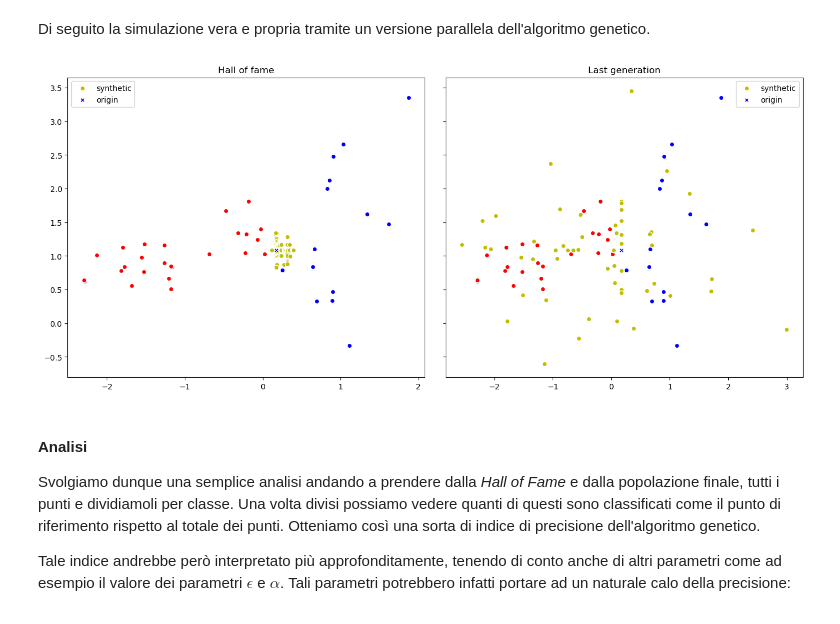
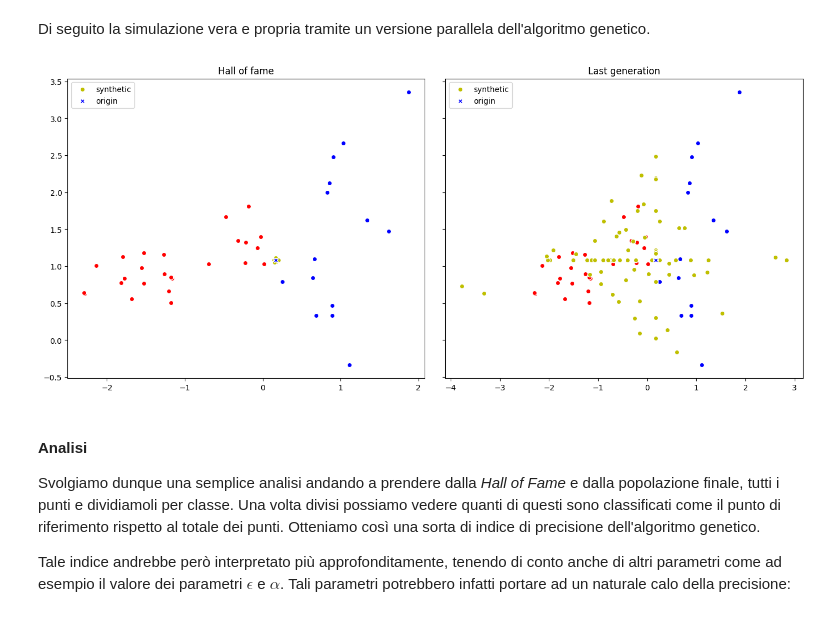
Before and after one commit to FedericoBustaffa/neighborhood_generator, a Jupyter notebook: notebooks/explainability.ipynb, the cells around one changed output. Saved outputs shown, nothing was run; the diff lists cells and outputs as text; code cells hidden in the pictures.

Commit message:
simple algorithm

```diff
--- a/notebooks/explainability.ipynb
+++ b/notebooks/explainability.ipynb
@@ -544,27 +544,27 @@ dell'algoritmo genetico.
 # %%
 from ppga import algorithms
 
 toolbox.set_generation(generate_copy, point)
 toolbox.set_evaluation(evaluate, point, point_class, classifier, epsilon, 0.0)
 toolbox.set_selection(tools.sel_tournament, tournsize=3)
 
 hof = base.HallOfFame(100)
-population, stats = algorithms.pelitist(
+population, stats = algorithms.simple(
     toolbox=toolbox,
     population_size=500,
     keep=0.1,
     cxpb=0.8,
     mutpb=0.2,
     max_generations=100,
     hall_of_fame=hof,
 )
 
 hof_synth_points = np.array([i.chromosome for i in hof])
 pop_synth_points = np.array([i.chromosome for i in population])
 
 plot_results(hof_synth_points, pop_synth_points)
 # %% [output]
-[figure, old version]
+[figure, new version]
 # %% [markdown]
 #### Analisi
 
```
Also changed, not shown: parts of 12 cells of this notebook.
